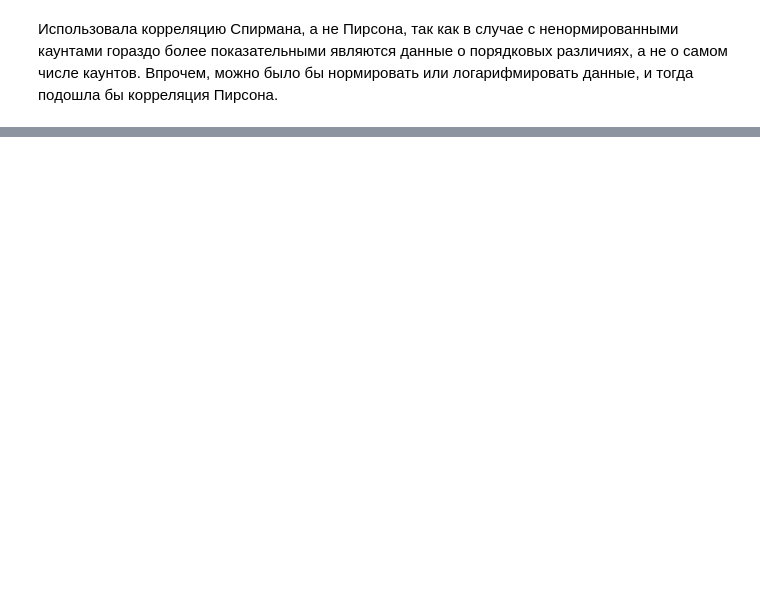
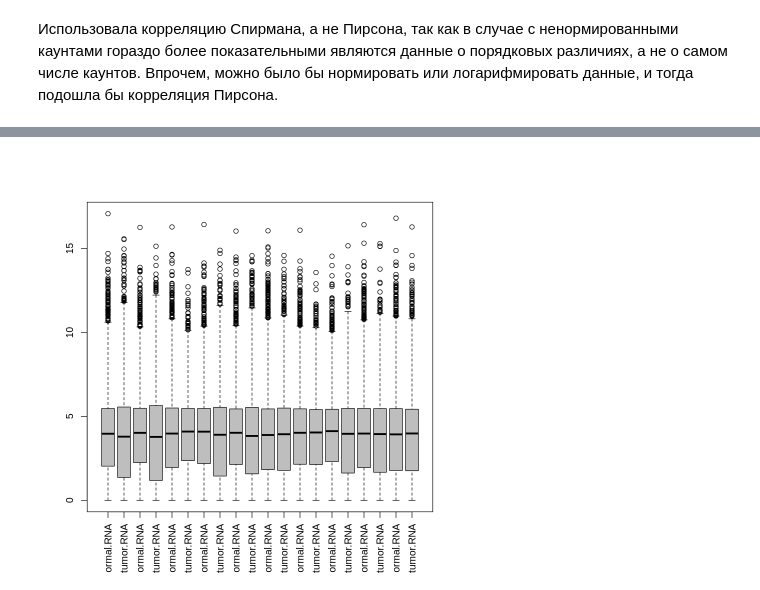
Before and after one commit to solovkovaveta/Ribo-Seq-task, a Jupyter notebook: RiboSeqMishina.ipynb, the cells around one changed output, grey strips where cells are left out. Cells and saved outputs as stored; diff of their text form; code cells hidden in the pictures; blank space fills up the shorter version.

```diff
--- a/RiboSeqMishina.ipynb
+++ b/RiboSeqMishina.ipynb
@@ -67,0 +216,4 @@ ERROR: ignored
+# %%
+dgeFull =  DGEList(dgeFull$counts[apply(dgeFull$counts, 1, sum) != 0, ],
+                   group=dgeFull$samples$group)
+head(dgeFull$counts)
@@ -67,0 +229,3 @@ ERROR: ignored
+# %%
+dgeFull = calcNormFactors(dgeFull, method="TMM")
+dgeFull$samples
@@ -67,0 +252,7 @@ ERROR: ignored
+# %%
+eff.lib.size = dgeFull$samples$lib.size*dgeFull$samples$norm.factors
+normCounts = cpm(dgeFull)
+pseudoNormCounts = log2(normCounts + 1)
+boxplot(pseudoNormCounts, col="gray", las=3)
+# %% [output]
+[figure, added]
```
Also changed, not shown: parts of 62 cells of this notebook.
